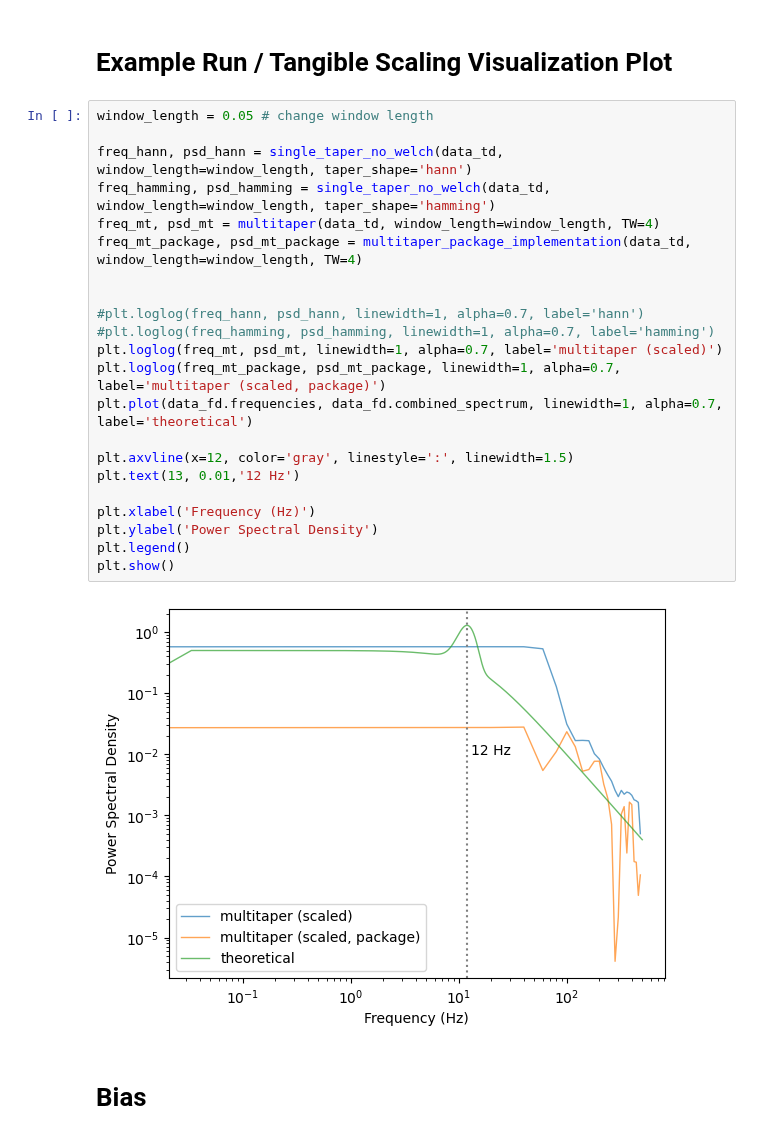
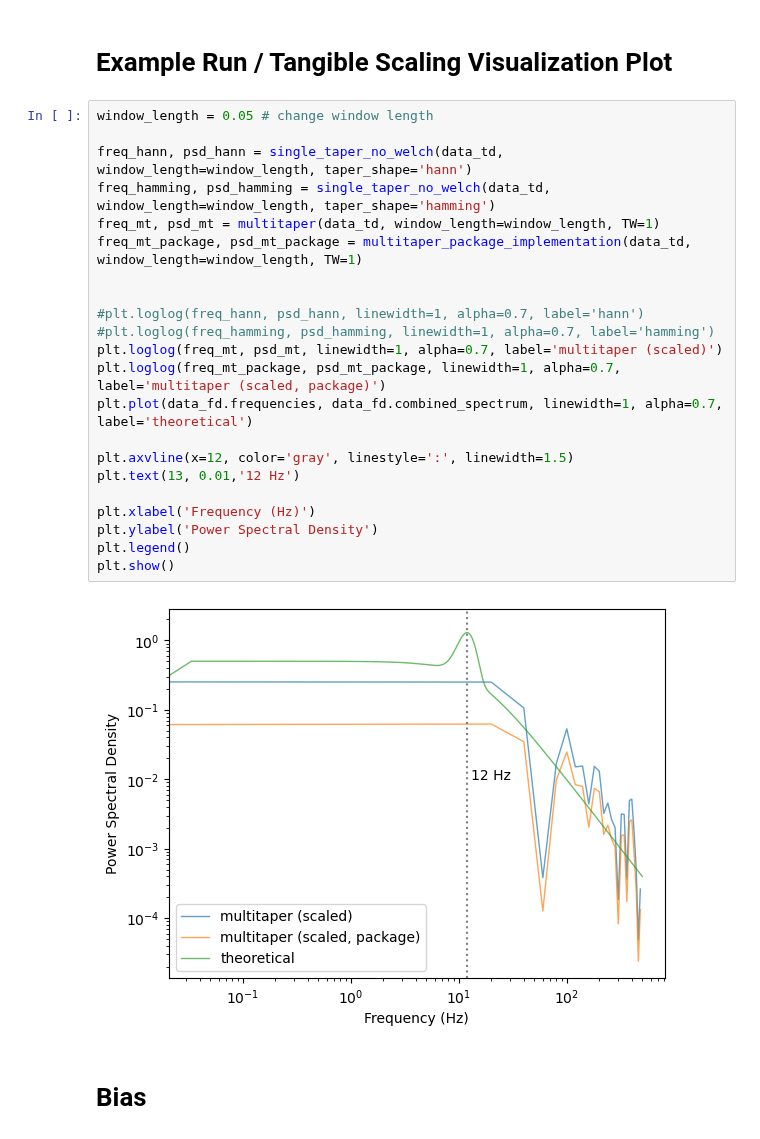
Before and after one commit to anika-kum/spectral-analysis-comparison, a Jupyter notebook: final_taper_comparison.ipynb, the cells around one changed output. Drawn from its saved outputs; the diff is of its cells as text.

```diff
--- a/final_taper_comparison.ipynb
+++ b/final_taper_comparison.ipynb
@@ -150,27 +150,27 @@ def multitaper_package_implementation(signal, window_length, TW = 1, K = None, f
 # %%
 window_length = 0.05 # change window length
 
 freq_hann, psd_hann = single_taper_no_welch(data_td, window_length=window_length, taper_shape='hann')
 freq_hamming, psd_hamming = single_taper_no_welch(data_td, window_length=window_length, taper_shape='hamming')
-freq_mt, psd_mt = multitaper(data_td, window_length=window_length, TW=4)
-freq_mt_package, psd_mt_package = multitaper_package_implementation(data_td, window_length=window_length, TW=4)
+freq_mt, psd_mt = multitaper(data_td, window_length=window_length, TW=1)
+freq_mt_package, psd_mt_package = multitaper_package_implementation(data_td, window_length=window_length, TW=1)
 
 
 #plt.loglog(freq_hann, psd_hann, linewidth=1, alpha=0.7, label='hann')
 #plt.loglog(freq_hamming, psd_hamming, linewidth=1, alpha=0.7, label='hamming')
 plt.loglog(freq_mt, psd_mt, linewidth=1, alpha=0.7, label='multitaper (scaled)')
 plt.loglog(freq_mt_package, psd_mt_package, linewidth=1, alpha=0.7, label='multitaper (scaled, package)')
 plt.plot(data_fd.frequencies, data_fd.combined_spectrum, linewidth=1, alpha=0.7, label='theoretical')
 
 plt.axvline(x=12, color='gray', linestyle=':', linewidth=1.5)
 plt.text(13, 0.01,'12 Hz')
 
 plt.xlabel('Frequency (Hz)')
 plt.ylabel('Power Spectral Density')
 plt.legend()
 plt.show()
 # %% [output]
-[figure, old version]
+[figure, new version]
 # %% [markdown]
 # Bias
 # %%
```
Also changed, not shown: parts of 8 cells of this notebook.
